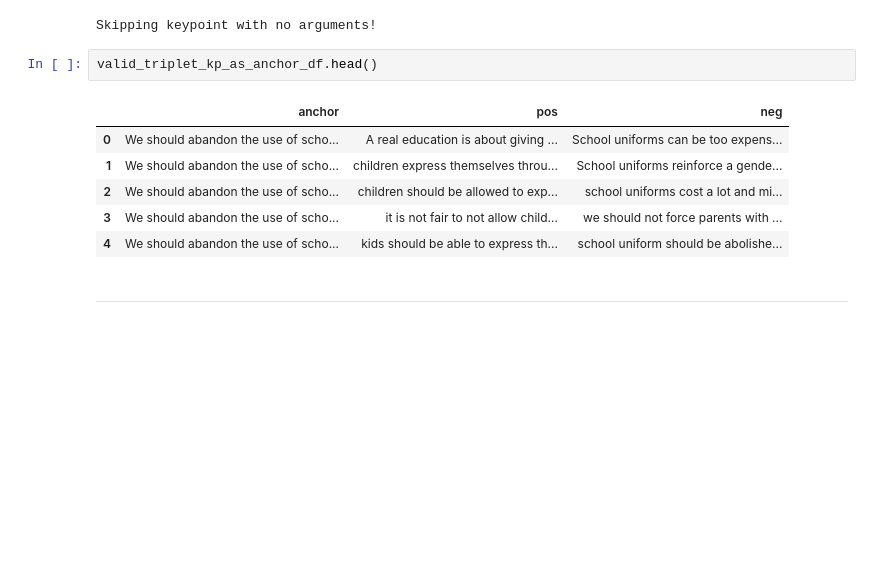
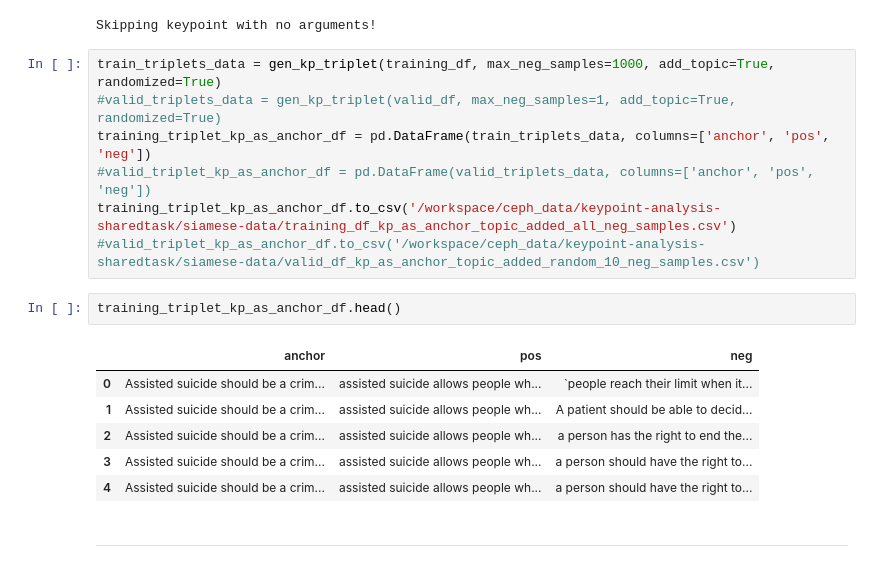
Before and after one commit to webis-de/argmining-21-keypoint-analysis-sharedtask-code, a Jupyter notebook: siamese-nn/src-ipynb/experiment-data-prep.ipynb, the cells around one changed output. Saved outputs shown, nothing was run; the diff lists cells and outputs as text; blank space fills up the shorter version.

Commit message:
updates on siamese notebooks

```diff
--- a/siamese-nn/src-ipynb/experiment-data-prep.ipynb
+++ b/siamese-nn/src-ipynb/experiment-data-prep.ipynb
@@ -136,15 +136,22 @@ training_triplet_kp_as_anchor_df.to_csv('/workspace/ceph_data/keypoint-analysis-
 #valid_triplet_kp_as_anchor_df.to_csv('/workspace/ceph_data/keypoint-analysis-sharedtask/siamese-data/valid_df_kp_as_anchor_topic_added_random_10_neg_samples.csv')
 # %% [output]
 Skipping keypoint with no arguments!
+# %%
+train_triplets_data = gen_kp_triplet(training_df, max_neg_samples=1000, add_topic=True, randomized=True)
+#valid_triplets_data = gen_kp_triplet(valid_df, max_neg_samples=1, add_topic=True, randomized=True)
+training_triplet_kp_as_anchor_df = pd.DataFrame(train_triplets_data, columns=['anchor', 'pos', 'neg'])
+#valid_triplet_kp_as_anchor_df = pd.DataFrame(valid_triplets_data, columns=['anchor', 'pos', 'neg'])
+training_triplet_kp_as_anchor_df.to_csv('/workspace/ceph_data/keypoint-analysis-sharedtask/siamese-data/training_df_kp_as_anchor_topic_added_all_neg_samples.csv')
+#valid_triplet_kp_as_anchor_df.to_csv('/workspace/ceph_data/keypoint-analysis-sharedtask/siamese-data/valid_df_kp_as_anchor_topic_added_random_10_neg_samples.csv')
 # %%
-valid_triplet_kp_as_anchor_df.head()
+training_triplet_kp_as_anchor_df.head()
 # %% [output]
 |  | anchor | pos | neg |
-| 0 | We should abandon the use of scho... | A real education is about giving ... | School uniforms can be too expens... |
-| 1 | We should abandon the use of scho... | children express themselves throu... | School uniforms reinforce a gende... |
-| 2 | We should abandon the use of scho... | children should be allowed to exp... | school uniforms cost a lot and mi... |
-| 3 | We should abandon the use of scho... | it is not fair to not allow child... | we should not force parents with ... |
-| 4 | We should abandon the use of scho... | kids should be able to express th... | school uniform should be abolishe... |
+| 0 | Assisted suicide should be a crim... | assisted suicide allows people wh... | `people reach their limit when it... |
+| 1 | Assisted suicide should be a crim... | assisted suicide allows people wh... | A patient should be able to decid... |
+| 2 | Assisted suicide should be a crim... | assisted suicide allows people wh... | a person has the right to end the... |
+| 3 | Assisted suicide should be a crim... | assisted suicide allows people wh... | a person should have the right to... |
+| 4 | Assisted suicide should be a crim... | assisted suicide allows people wh... | a person should have the right to... |
 # %% [markdown]
 ----------
 # %%
```
Also changed, not shown: parts of 4 cells of this notebook, 3 other files.
